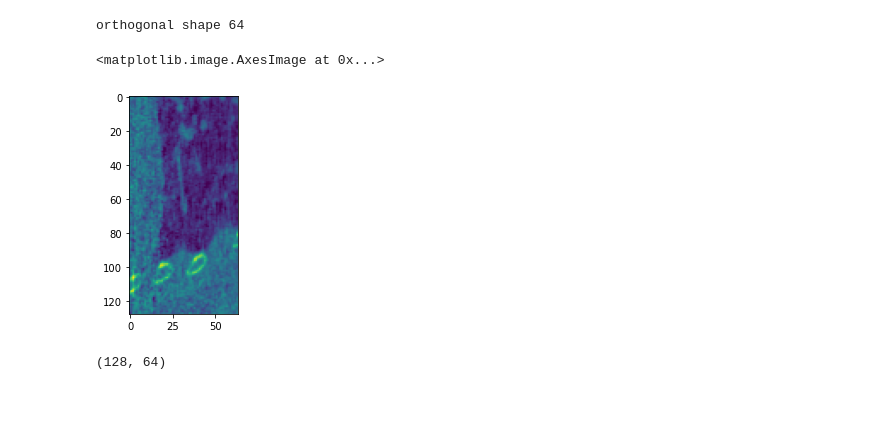
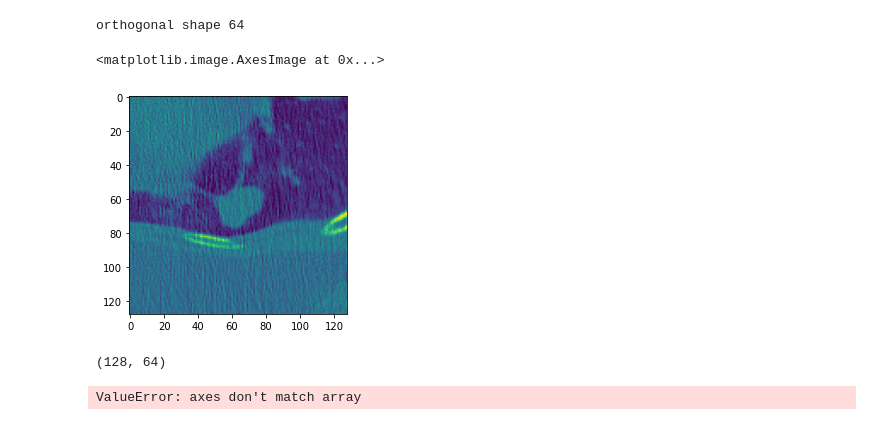
Before and after one commit to RahulS247/Lung-Nodule-Analysis-2022, a Jupyter notebook: data_analysis.ipynb, the cells around one changed output. Drawn from its saved outputs; the diff is of its cells as text; code cells hidden in the pictures.

Commit message:
view image

```diff
--- a/data_analysis.ipynb
+++ b/data_analysis.ipynb
@@ -38,7 +38,7 @@ re.shape
 # %% [markdown]
 # Nib
 # %%
-nii_img  = nib.load('LUNA22 prequel/LIDC-IDRI/1.3.6.1.4.1.14519.5.2.1.6279.6001.109002525524522225658609808059_408_337_56_0000.nii.gz')
+nii_img  = nib.load('LUNA22 prequel/LIDC-IDRI/1.3.6.1.4.1.14519.5.2.1.6279.6001.109002525524522225658609808059_426_285_68_0000.nii.gz')
 nii_data = nii_img.get_fdata()
 # %%
 nii_data.shape
@@ -49,11 +49,15 @@ axial, coronal, sagittal = get_orthogonal_patches(nii_data)
 # %% [output]
 orthogonal shape 64
 # %%
-plt.imshow(sagittal)
+plt.imshow(coronal)
 # %% [output]
 <matplotlib.image.AxesImage at 0x...>
-[figure, old version]
+[figure, new version]
 # %%
 sagittal.shape
 # %% [output]
 (128, 64)
+# %%
+sagittal.transpose(1,0,2).shape
+# %% [output]
+ValueError: axes don't match array
```
